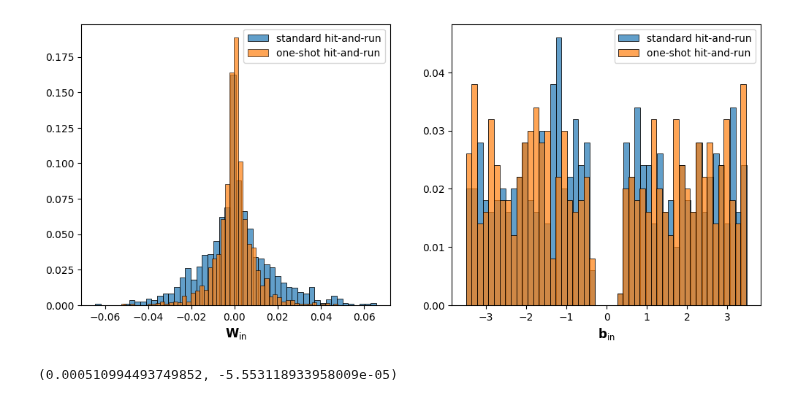
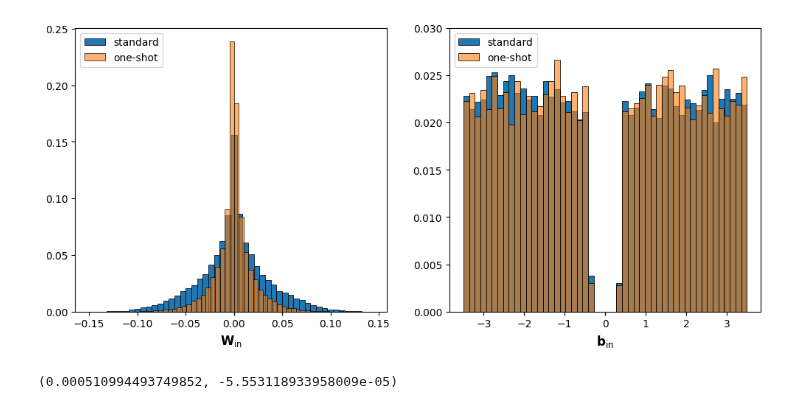
Before and after one commit to pinakm9/random-feature-map, a Jupyter notebook: notebooks/samples.ipynb, the cells around one changed output. Saved outputs shown, nothing was run; the diff lists cells and outputs as text; code cells hidden in the pictures.

```diff
--- a/notebooks/samples.ipynb
+++ b/notebooks/samples.ipynb
@@ -66,27 +64,28 @@ plt.savefig(r'../data/plots/rhr_params.png')
 # %%
 fig = plt.figure(figsize=(12, 5))
 ax = fig.add_subplot(121)
 ax1 = fig.add_subplot(122)
 
-# w1, b1 = hr.GoodRowSampler(0.4, 3.5, u.T).sample(500, steps=10)
-# wb = hrr.GoodRowSampler(0.4, 3.5, u).sample(500)
+w1, b1 = hr.GoodRowSampler(0.4, 3.5, u.T).sample(10000, steps=10)
+wb = hrr.GoodRowSampler(0.4, 3.5, u).sample(10000)
 w2, b2 = wb[:, :-1], wb[:, -1]
-sns.histplot(w1.flatten(), ax=ax, stat='probability', label=r'standard hit-and-run', alpha=0.7, bins=50)
-sns.histplot(w2.flatten(), ax=ax, stat='probability', label=r'one-shot hit-and-run', alpha=0.7, bins=50)
+sns.histplot(w1.flatten(), ax=ax, stat='probability', label=r'standard', alpha=1.0, bins=50)
+sns.histplot(w2.flatten(), ax=ax, stat='probability', label=r'one-shot', alpha=0.6, bins=50)
 # sns.histplot(w[:, 2], ax=ax, stat='probability', label=r'${w}_3$', alpha=0.7, bins=50)
 
-sns.histplot(b1, ax=ax1, stat='probability', label=r'standard hit-and-run', alpha=0.7,bins=50)
-sns.histplot(b2, ax=ax1, stat='probability', label=r'one-shot hit-and-run', alpha=0.7, bins=50)
+sns.histplot(b1, ax=ax1, stat='probability', label=r'standard', alpha=1.0,bins=50)
+sns.histplot(b2, ax=ax1, stat='probability', label=r'one-shot', alpha=0.6, bins=50)
 # ax1.axvline(3.5, c='black')
 ax.set_xlabel(r'$\mathbf{W}_{{\rm in}}$', fontsize=12)
-ax.legend()
-ax1.legend()
+ax.legend(loc="upper left")
+ax1.legend(loc="upper left")
 ax.set_ylabel('')
 ax1.set_ylabel('')
 ax1.set_xlabel(r'$\mathbf{b}_{{\rm in}}$', fontsize=12)
+ax1.set_ylim((0, 0.03))
 plt.savefig(r'../data/plots/hit-and-run-params.png')
 # %% [output]
-[figure, old version]
+[figure, new version]
 # %%
 w1.flatten().mean(), w2.flatten().mean()
 # %% [output]
```
Also changed, not shown: parts of 3 cells of this notebook, 7 other files.
